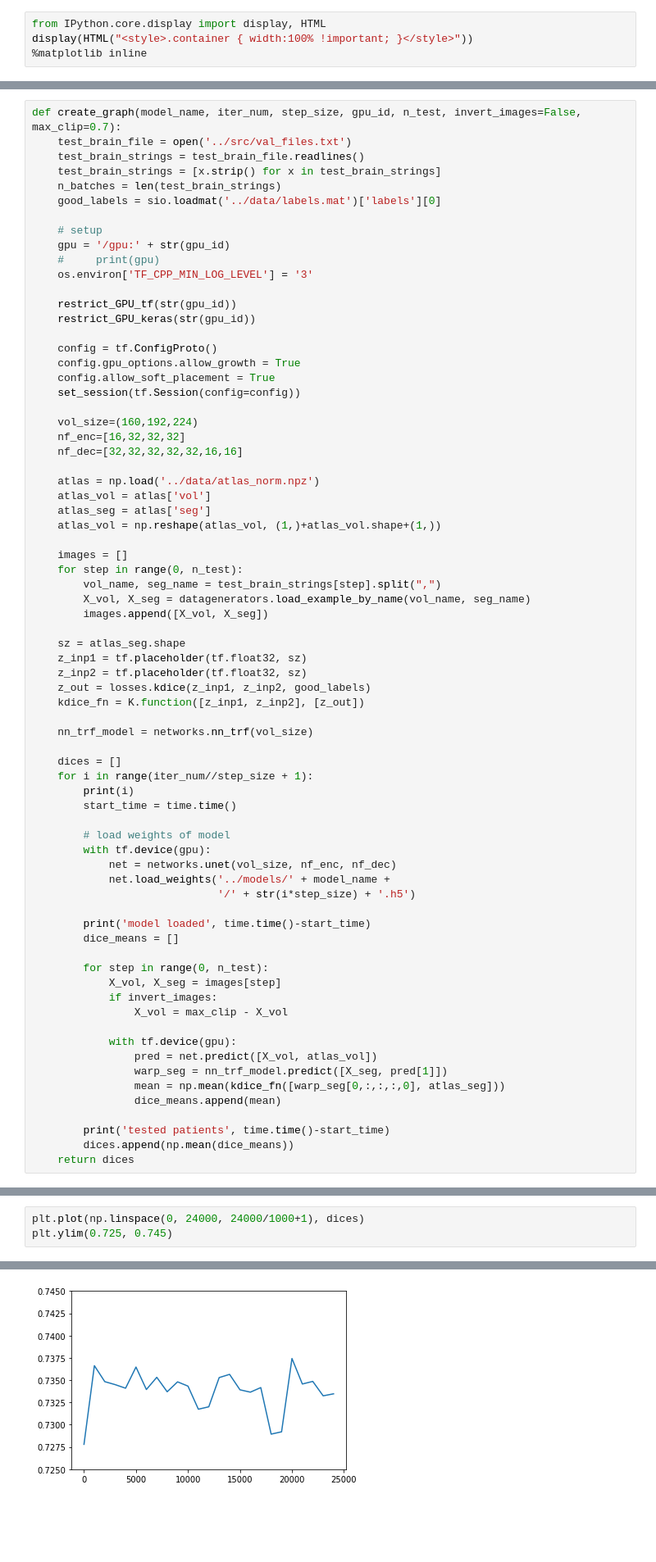
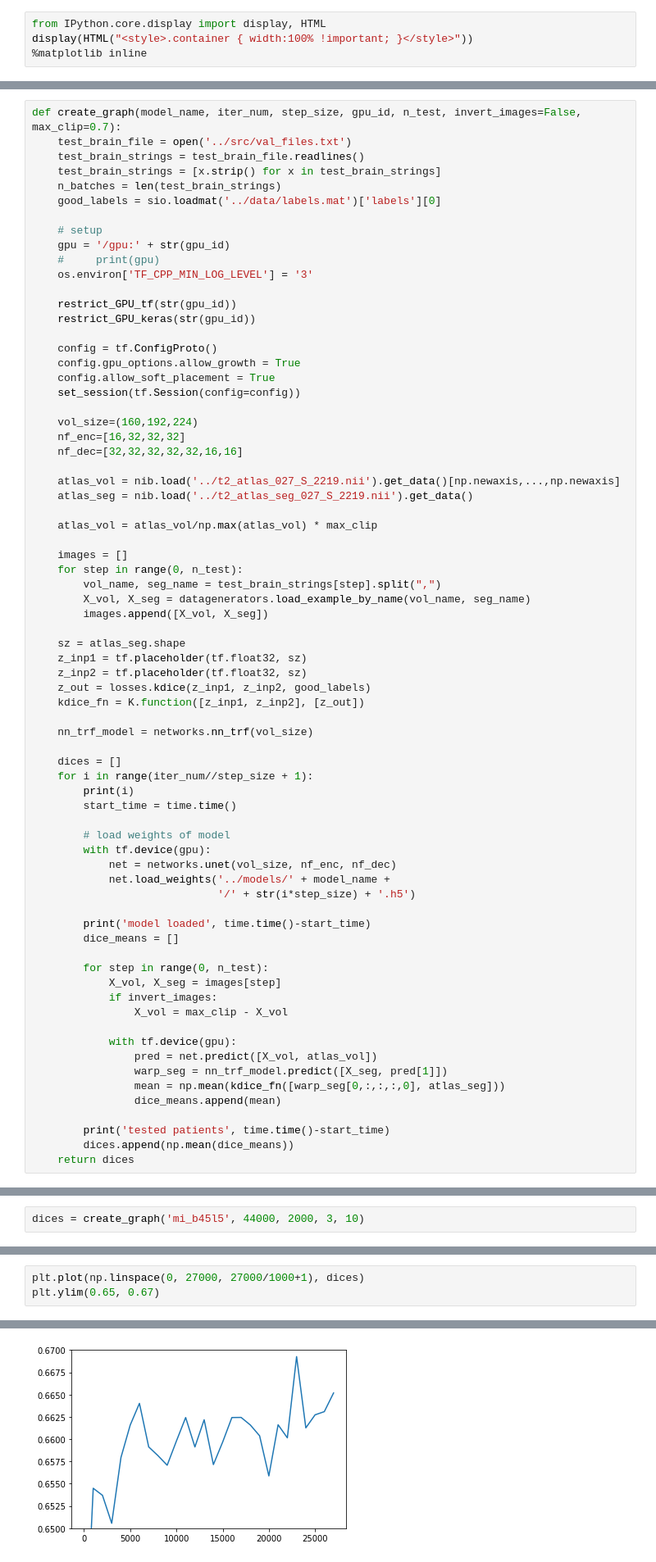
Before and after one commit to ckguo/voxelmorph, a Jupyter notebook: notebooks/dice_epoch_graph.ipynb, the cells around one changed output, grey strips where cells are left out. Shown: that part at 82% size. Drawn from its saved outputs; the diff is of its cells as text; blank space fills up the shorter version.

Commit message:
updated dice epoch graph nb

```diff
--- a/notebooks/dice_epoch_graph.ipynb
+++ b/notebooks/dice_epoch_graph.ipynb
@@ -99,10 +101,10 @@ def create_graph(model_name, iter_num, step_size, gpu_id, n_test, invert_images=
     nf_enc=[16,32,32,32]
     nf_dec=[32,32,32,32,32,16,16]
 
-    atlas = np.load('../data/atlas_norm.npz')
-    atlas_vol = atlas['vol']
-    atlas_seg = atlas['seg']
-    atlas_vol = np.reshape(atlas_vol, (1,)+atlas_vol.shape+(1,))
+    atlas_vol = nib.load('../t2_atlas_027_S_2219.nii').get_data()[np.newaxis,...,np.newaxis]
+    atlas_seg = nib.load('../t2_atlas_seg_027_S_2219.nii').get_data()
+
+    atlas_vol = atlas_vol/np.max(atlas_vol) * max_clip
 
     images = []
     for step in range(0, n_test):
@@ -168,0 +151,2 @@ model loaded 2.6625428199768066
+# %%
+dices = create_graph('mi_b45l5', 44000, 2000, 3, 10)
@@ -169,4 +177,4 @@ model loaded 2.6625428199768066
 # %%
-plt.plot(np.linspace(0, 24000, 24000/1000+1), dices)
-plt.ylim(0.725, 0.745)
+plt.plot(np.linspace(0, 27000, 27000/1000+1), dices)
+plt.ylim(0.65, 0.67)
 # %% [output]
@@ -174,4 +182,4 @@ plt.ylim(0.725, 0.745)
-[figure, old version]
+[figure, new version]
 # %%
 plt.plot(np.linspace(0, 19000, 19000/1000+1), dices)
 plt.ylim(0.72, 0.75)
```
Also changed, not shown: parts of 5 cells of this notebook.
